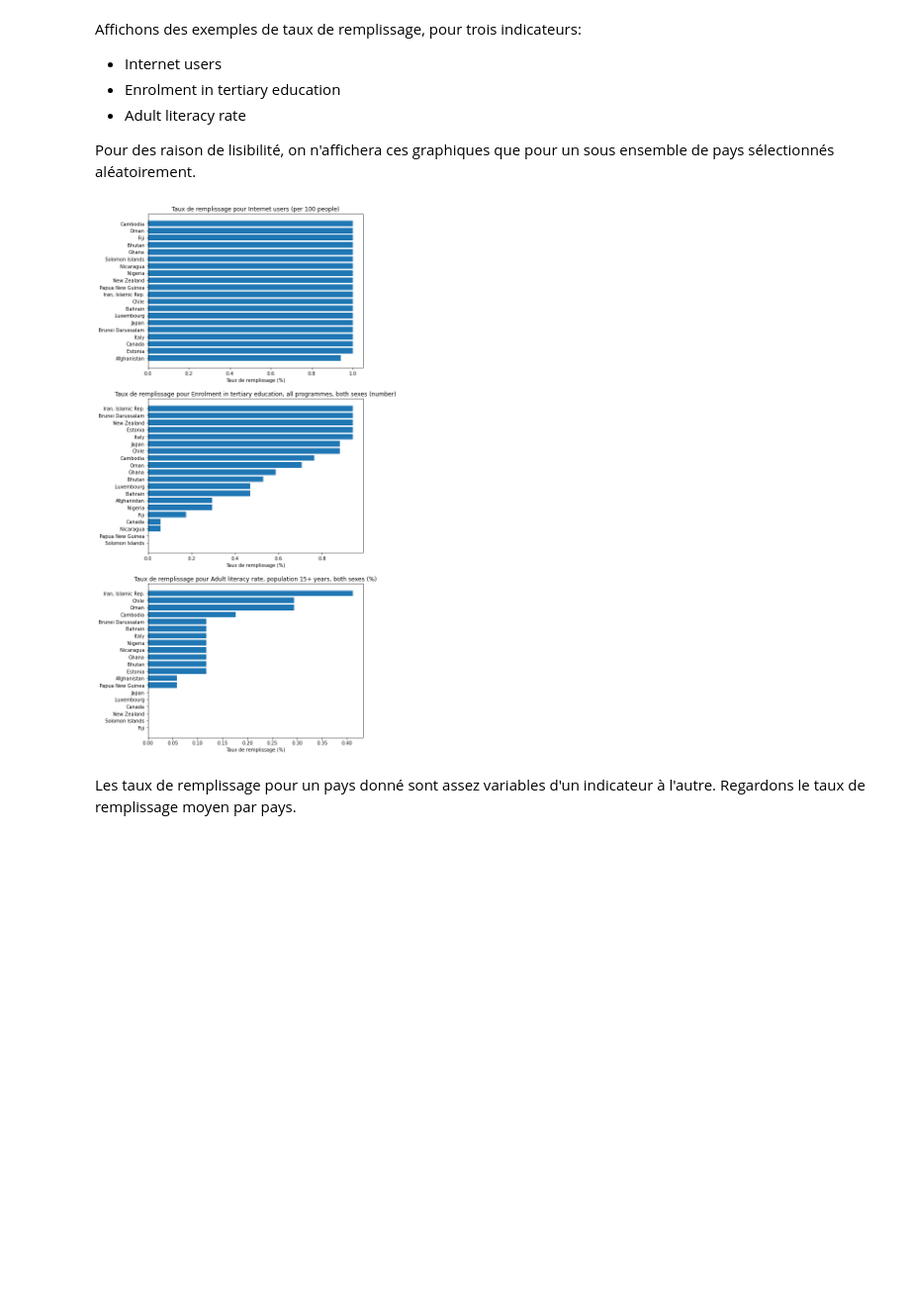
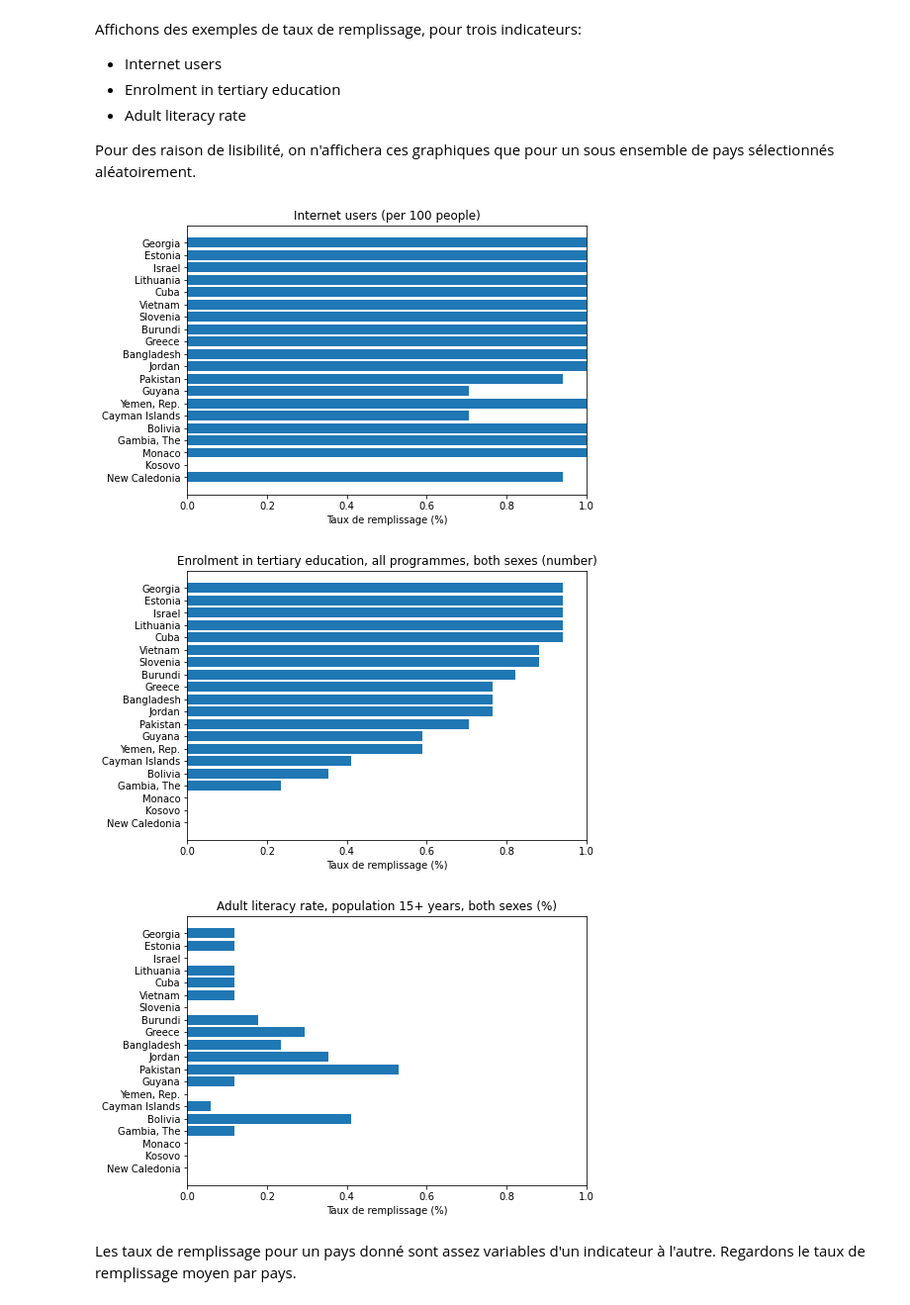
Before and after one commit to OlivierLegrand/P7, a Jupyter notebook: P2_EdStats_Academy.ipynb, the cells around one changed output. Shown at 99% size. Saved outputs shown, nothing was run; the diff lists cells and outputs as text; code cells hidden in the pictures; blank space fills up the shorter version.

```diff
--- a/P2_EdStats_Academy.ipynb
+++ b/P2_EdStats_Academy.ipynb
@@ -1480,7 +1526,12 @@ On a vu que la table EdStatsData est "sparse": on va maintenant filtrer une deux
 # taux de remplissage par indicateur
 df = df_real_c.copy()
 tr = df.notna().sum()/df.shape[0]
-
-tr.sort_values().plot(kind='barh', figsize=(8,5))
+width = tr.sort_values()
+y= width.index
+plt.figure(figsize=(15, 5))
+plt.barh(y=y, width=width)
+plt.xlabel('Taux de remplissage par indicateur (%)')
+plt.gcf().subplots_adjust(left=0.5)
+plt.savefig('./livrables/images/tr_indicateurs.png')
 plt.show()
 # %% [output]
@@ -1509,24 +1560,32 @@ Pour des raison de lisibilité, on n'affichera ces graphiques que pour un sous e
 # %%
 ind = ['Internet users (per 100 people)',
        'Enrolment in tertiary education, all programmes, both sexes (number)',
        'Adult literacy rate, population 15+ years, both sexes (%)']
 
 tr = taux_remplissage.copy()
 tr = tr.reset_index(level=0, drop=True)
 
 # On sélectionne aléatoirement 20 pays
 index = tr.sample(20).index
 
-fig, axs = plt.subplots(len(ind), 1, figsize=(8, 20))
+#fig, axs = plt.subplots(1, len(ind), figsize=(15, 8), sharey=True)
+
+y = tr.loc[index, ind[1]].sort_values().index
+
 for i, c in enumerate(ind):
-    y = tr.loc[index, c].sort_values().index
+    plt.figure(figsize=(8, 5))
     width = tr.loc[y, c]
-    axs[i].barh(y=y, width=width)
-    axs[i].set_title("Taux de remplissage pour {}".format(c))
-    axs[i].set_xlabel('Taux de remplissage (%)')
-plt.show()
+    plt.barh(y=y, width=width)
+    plt.title(c, fontsize=12)
+    plt.xlabel('Taux de remplissage (%)')
+    plt.xlim([0, 1])
+    plt.gcf().subplots_adjust(left=0.2, right=0.9)
+    plt.savefig('./livrables/images/'+c+'.png')
+    plt.show()
 # %% [output]
-[figure, old version]
+[figure, new version]
+[figure, added]
+[figure, added]
 # %% [markdown]
 Les taux de remplissage pour un pays donné sont assez variables d'un indicateur à l'autre. Regardons le taux de remplissage moyen par pays.
 # %%
```
Also changed, not shown: parts of 29 cells of this notebook.
